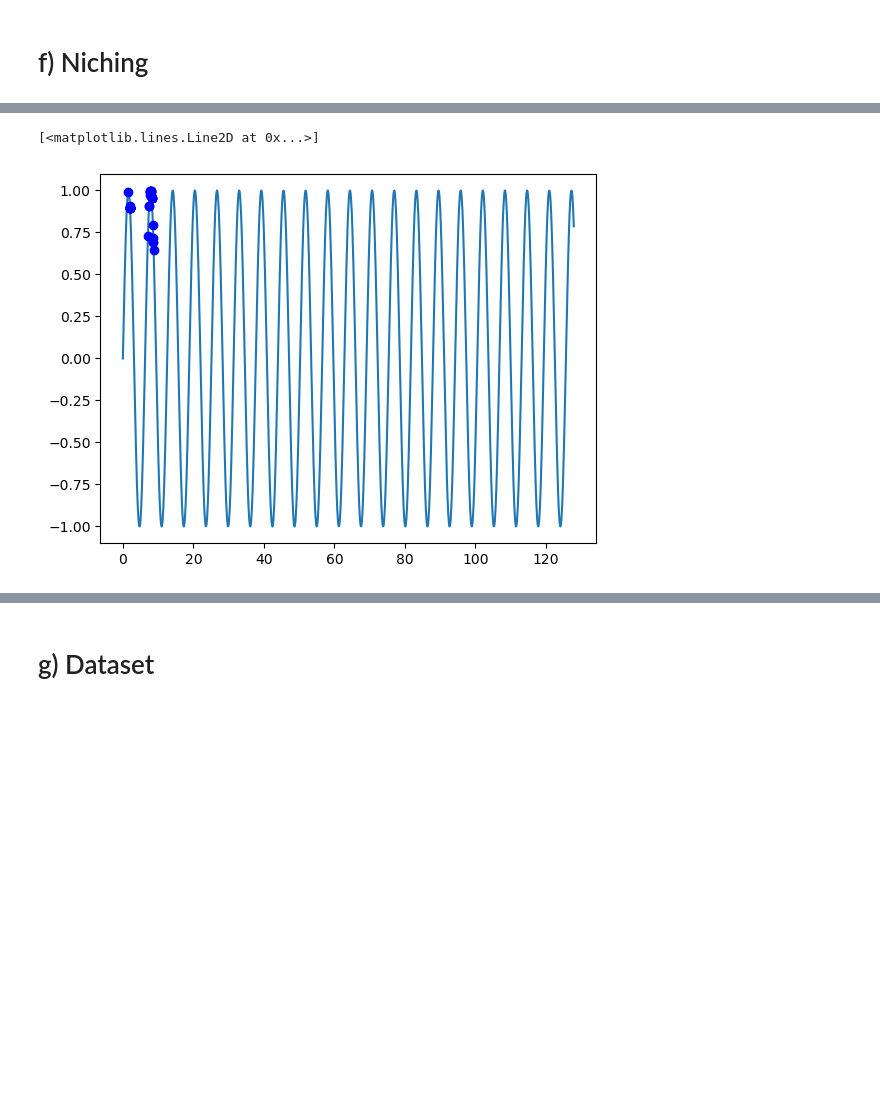
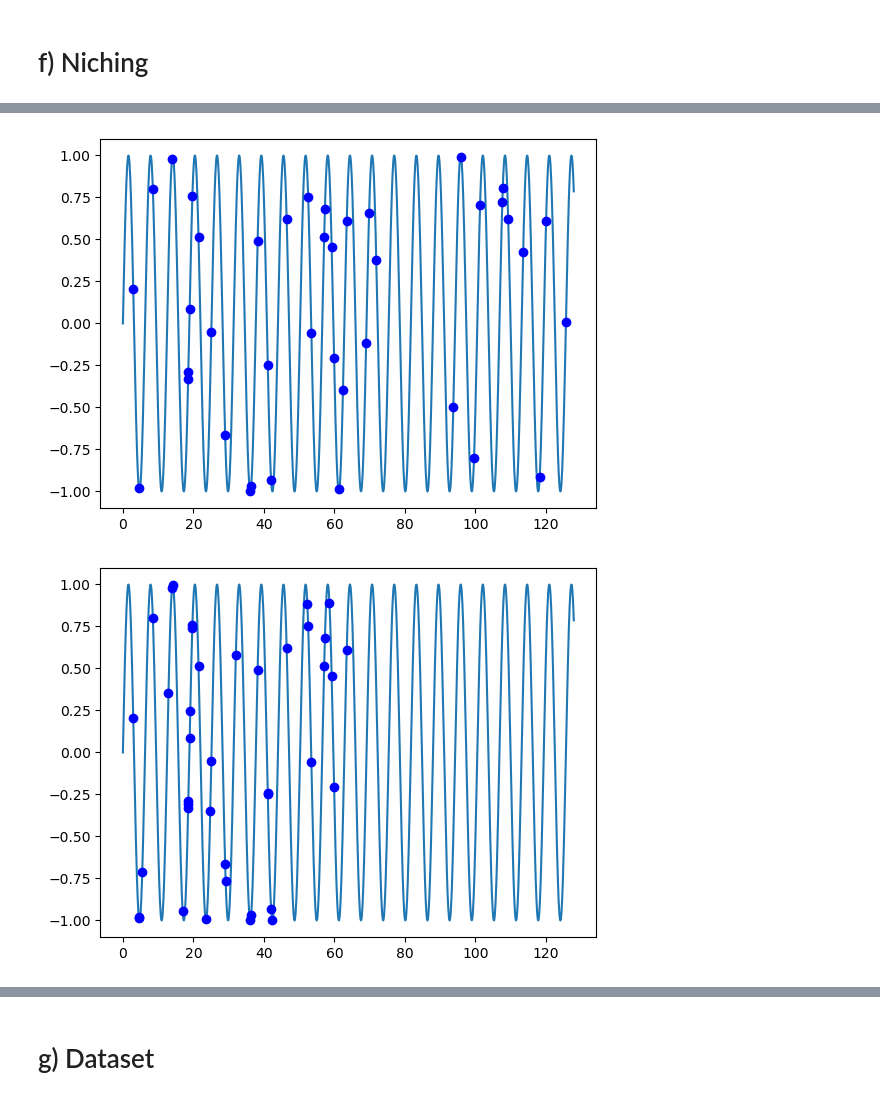
Before and after one commit to Adwelz/SGA_for_features_selection, a Jupyter notebook: project_1_notebook.ipynb, the cells around one changed output, grey strips where cells are left out. Cells and saved outputs as stored; diff of their text form; code cells hidden in the pictures; blank space fills up the shorter version.

```diff
--- a/project_1_notebook.ipynb
+++ b/project_1_notebook.ipynb
@@ -52,5 +52,5 @@ fitness_fonction = sga_config['fitness_fonction']
 # %%
 sga =Ga(crossover_type=crossover_type,crossover_rate =crossover_rate, mutation_type=mutation_type,mutate_rate=mutation_rate,selection_type=selection_type,fitness_fonction=fitness_fonction)
 
-sga_pop, sga_entropy= sga.run(number_of_individuals=number_of_individuals, number_of_cycle=number_of_cycle
+sga_pops, sga_entropy= sga.run(number_of_individuals=number_of_individuals, number_of_cycle=number_of_cycle
                     ,bitstring_length=bitstring_lentgh)
@@ -68,7 +82,16 @@ for individual in sga_pop:
 # %%
-x = np.arange(0,128,0.1)
-y = np.sin(x)
+for i in range(len(sga_pops)):
+    sga_pop = sga_pops[i]
+    x_sga_pop = []
+    y_sga_pop = []
+    for j in range(len(sga_pop)):
+        x_sga_pop.append(bitstring2number(sga_pop[j]))
+        y_sga_pop.append(fitness_for_sinus(sga_pop[j]))
 
-plt.plot(x,y)
-plt.plot(x_sga_pop,y_sga_pop,'bo')
+    x = np.arange(0,128,0.1)
+    y = np.sin(x)
+
+    plt.plot(x,y)
+    plt.plot(x_sga_pop,y_sga_pop,'bo')
+    plt.show()
 # %% [output]
@@ -80,7 +112,7 @@ plt.plot(x_sga_pop,y_sga_pop,'bo')
 sga =Ga(crossover_type=crossover_type,mutation_type=mutation_type,crossover_rate =crossover_rate,mutate_rate=mutation_rate,selection_type=selection_type,fitness_fonction=fitness_fonction,interval='5 10',
         penalty_rate='0.1')
 
-sga_pop, sga_entropy= sga.run(number_of_individuals=number_of_individuals, number_of_cycle=number_of_cycle
+sga_pops, sga_entropy= sga.run(number_of_individuals=number_of_individuals, number_of_cycle=number_of_cycle
                     ,bitstring_length=bitstring_lentgh)
 # %%
 plt.plot(sga_entropy)
@@ -90,15 +122,18 @@ plt.show()
-# %%
-x_sga_pop = []
-y_sga_pop = []
-for individual in sga_pop:
-    x_sga_pop.append(bitstring2number(individual))
-    y_sga_pop.append(fitness_for_sinus(individual))
 # %%
-x = np.arange(0,128,0.1)
-y = np.sin(x)
+for i in range(len(sga_pops)):
+    sga_pop = sga_pops[i]
+    x_sga_pop = []
+    y_sga_pop = []
+    for j in range(len(sga_pop)):
+        x_sga_pop.append(bitstring2number(sga_pop[j]))
+        y_sga_pop.append(fitness_for_sinus(sga_pop[j]))
 
-plt.plot(x,y)
-plt.plot(x_sga_pop,y_sga_pop,'bo')
+    x = np.arange(0,128,0.1)
+    y = np.sin(x)
+
+    plt.plot(x,y)
+    plt.plot(x_sga_pop,y_sga_pop,'bo')
+    plt.show()
 # %% [output]
-[<matplotlib.lines.Line2D at 0x...>]
-[figure, old version]
+[figure, new version]
+[figure, added]
```
Also changed, not shown: parts of 25 cells of this notebook, 2 other files.
